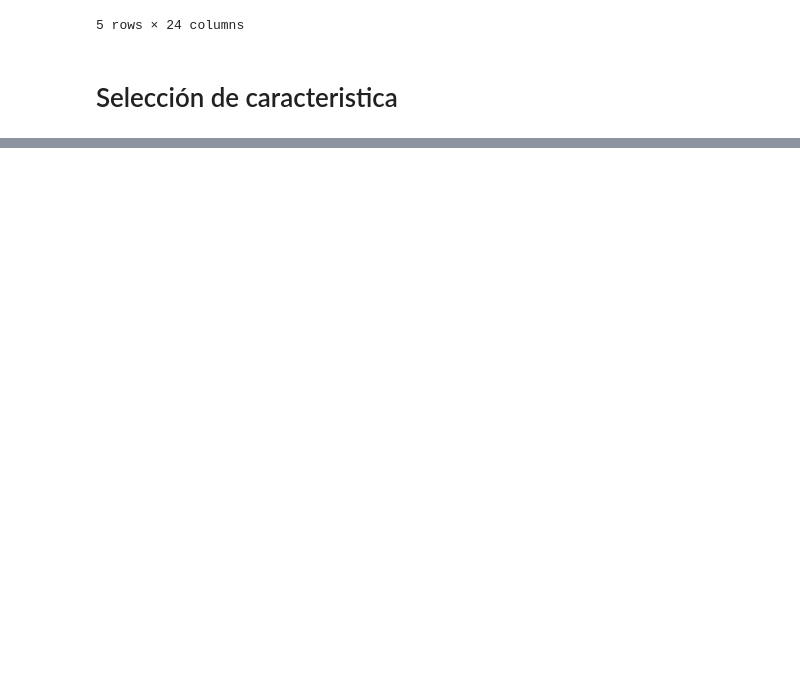
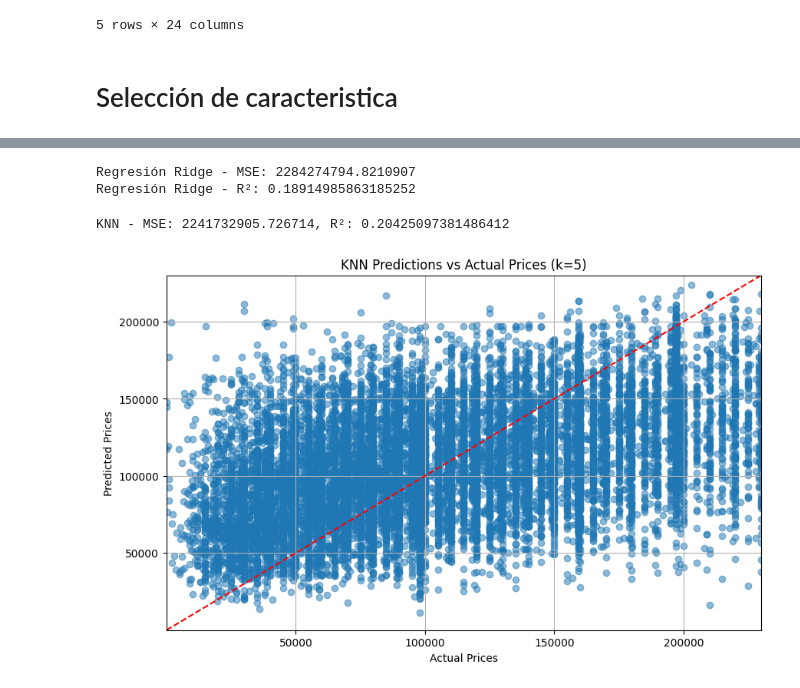
Before and after one commit to Andylmao/icd2024, a Jupyter notebook: practices/practica3Regresion.ipynb, the cells around one changed output, grey strips where cells are left out. Drawn from its saved outputs; the diff is of its cells as text; code cells hidden in the pictures; blank space fills up the shorter version.

```diff
--- a/practices/practica3Regresion.ipynb
+++ b/practices/practica3Regresion.ipynb
@@ -769,0 +751,11 @@ print(f"R²: {r2}")
+# %%
+q75 = dfhousing['mq'].quantile(0.75)
+
+# Filtrar el DataFrame para mantener solo las filas cuyo 'price' sea menor o igual al cuartil 75
+dfhousing_filtered = dfhousing[dfhousing['mq'] <= q75]
+
+# Verificar cuántas filas se han eliminado
+print(f"Número de filas después de eliminar valores fuera del cuartil 75: {dfhousing_filtered.shape[0]}")
+
+# Opcional: si deseas reemplazar el DataFrame original con el filtrado
+dfhousing = dfhousing_filtered
@@ -769,0 +842,65 @@ print(f"R²: {r2}")
+# %%
+from sklearn.metrics import mean_squared_error, r2_score
+from sklearn.model_selection import train_test_split
+
+selected_features = ['mq','latitude', 'longitude' ,'year_of_construction', 'energy_class',
+ 'property_age' ,'n_rooms', 'n_bathrooms', 'has_air_conditioning' ,'heating','property_age']
+
+
+X_new = dfhousing[selected_features]  # Variables predictoras
+y = dfhousing['price']  # Variable objetivo (precio)
+
+
+X_train, X_test, y_train, y_test = train_test_split(X_new, y, test_size=0.15, random_state=42)
+
+
+X_train['heating'] = X_train['heating'].apply(lambda x: 1 if x == 'autonomous' else 0)
+X_test['heating'] = X_test['heating'].apply(lambda x: 1 if x == 'autonomous' else 0)
+
+
+X_train['energy_class'] = pd.to_numeric(X_train['energy_class'], errors='coerce')
+X_test['energy_class'] = pd.to_numeric(X_test['energy_class'], errors='coerce')
+
+
+ridge_model = Ridge(alpha=4)  # Puedes ajustar el valor de alpha
+ridge_model.fit(X_train, y_train)
+
+# Hacer predicciones con el modelo
+y_pred_ridge = ridge_model.predict(X_test)
+
+# Evaluar el modelo con MSE y R²
+mse_ridge = mean_squared_error(y_test, y_pred_ridge)
+r2_ridge = r2_score(y_test, y_pred_ridge)
+
+print("Regresión Ridge - MSE:", mse_ridge)
+print("Regresión Ridge - R²:", r2_ridge)
+# %% [output]
+Regresión Ridge - MSE: 2284274794.8210907
+Regresión Ridge - R²: 0.18914985863185252
+# %%
+from sklearn.neighbors import KNeighborsRegressor
+
+
+knn_model = KNeighborsRegressor(n_neighbors=5)
+knn_model.fit(X_train, y_train)
+
+
+y_pred_knn = knn_model.predict(X_test)
+mse_knn = mean_squared_error(y_test, y_pred_knn)
+r2_knn = r2_score(y_test, y_pred_knn)
+
+
+print(f"KNN - MSE: {mse_knn}, R²: {r2_knn}")
+plt.figure(figsize=(10, 6))
+plt.scatter(y_test, y_pred_knn, alpha=0.5)
+plt.plot([min(y_test), max(y_test)], [min(y_test), max(y_test)], color='red', linestyle='--')  # Línea de referencia
+plt.title('KNN Predictions vs Actual Prices (k=5)')
+plt.xlabel('Actual Prices')
+plt.ylabel('Predicted Prices')
+plt.xlim([min(y_test), max(y_test)])
+plt.ylim([min(y_test), max(y_test)])
+plt.grid(True)
+plt.show()
+# %% [output]
+KNN - MSE: 2241732905.726714, R²: 0.20425097381486412
+[figure, added]
```
Also changed, not shown: parts of 29 cells of this notebook.
